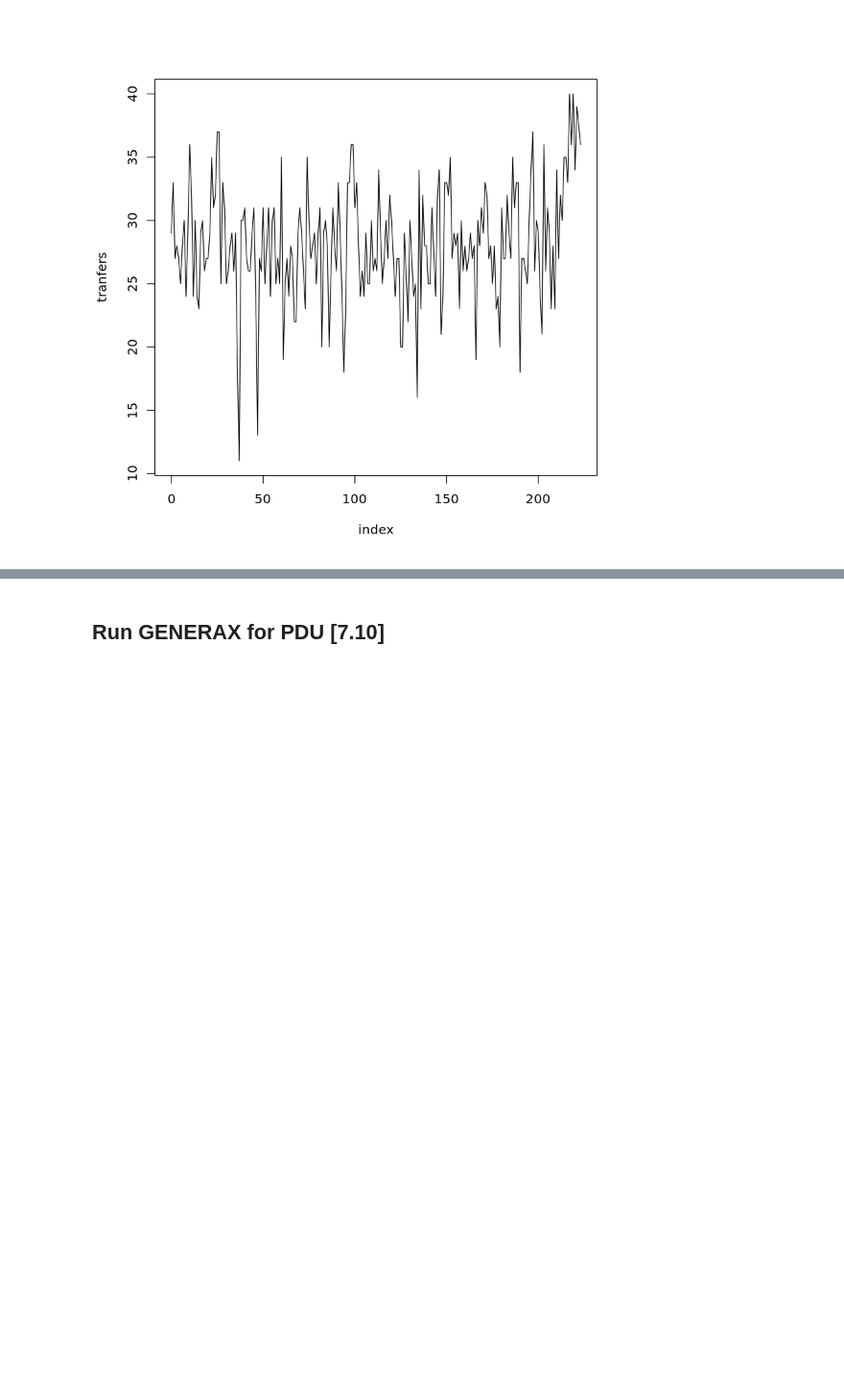
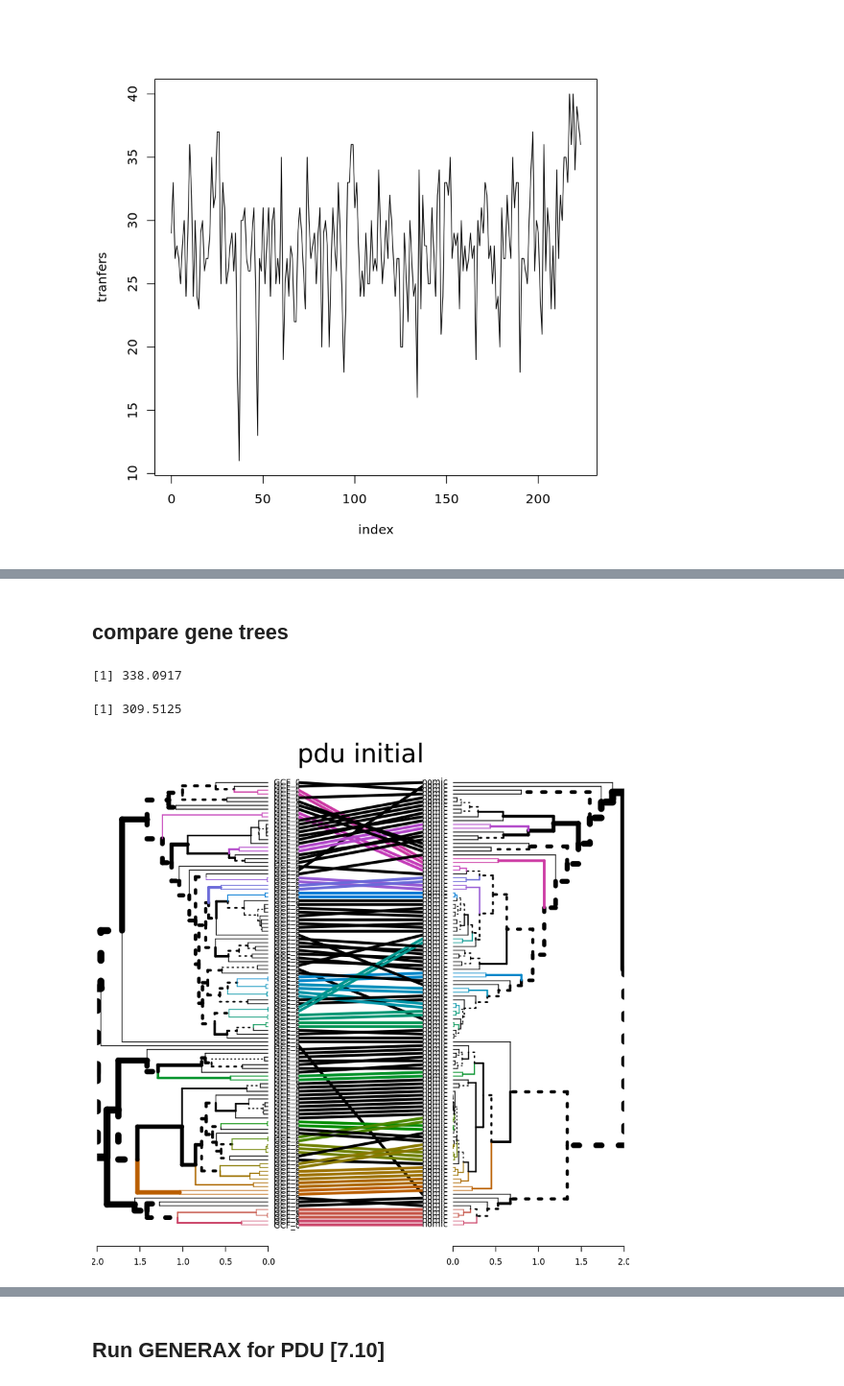
Before and after one commit to paraslonic/operon_travel, a Jupyter notebook: run_generax.ipynb, the cells around one changed output, grey strips where cells are left out. Shown at 96% size. Cells and saved outputs as stored; diff of their text form; code cells hidden in the pictures; blank space fills up the shorter version.

```diff
--- a/run_generax.ipynb
+++ b/run_generax.ipynb
@@ -36,0 +40,31 @@ print( median(transfers_df$transfers))
+# %% [markdown]
+## compare gene trees
+# %%
+library(ggtree)
+library("dendextend")
+library("phangorn")
+makeDendros <- function(firstTree, secondTree)
+{
+  firstTree <- midpoint(firstTree)
+  secondTree <- midpoint(secondTree)
+#  firstTree <- midpoint.root(firstTree)
+#  secondTree <- midpoint.root(secondTree)
+  firstTree$edge.length[which(firstTree$edge.length == 0)] <- 1e-20
+  firstTree <- chronopl(firstTree, lambda = 0.01, tol = 1e-19, iter.max = 2000, eval.max = 2000)
+  firstTree <- as.dendrogram(firstTree)
+  secondTree$edge.length[which(secondTree$edge.length == 0)] <- 1e-20
+  secondTree <- chronopl(secondTree, lambda = 0.01, tol = 1e-19, iter.max = 2000, eval.max = 2000)
+  secondTree <- as.dendrogram(secondTree)
+  dends <- dendlist(firstTree, secondTree)
+  dends <- dends %>% untangle(method = "step2side")
+  return(dends)
+}
+
+plot_tree_compare <- function(dends, title)
+{
+  dends %>% plot(main = title, common_subtrees_color_branches = TRUE)
+}
+# %%
+pdu_region_tree <- read.tree("studio/pdu/pdu.fasta.raxml.bestTree")
+pdu_core_tree <- read.tree("studio/pdu/core_pdu_aligned.fasta.raxml.bestTree")
+dends_pdu = makeDendros(pdu_core_tree, pdu_region_tree)
@@ -36,0 +75,12 @@ print( median(transfers_df$transfers))
+# %%
+RF.dist(pdu_region_tree, pdu_core_tree,normalize = TRUE)
+# %% [output]
+[1] 338.0917
+# %%
+RF.dist(pdu_region_tree2, pdu_core_tree2,normalize = TRUE)
+# %% [output]
+[1] 309.5125
+# %%
+plot_tree_compare(dends_pdu, "pdu initial")
+# %% [output]
+[figure, added]
```
Also changed, not shown: parts of 5 cells of this notebook, 2 other files.
